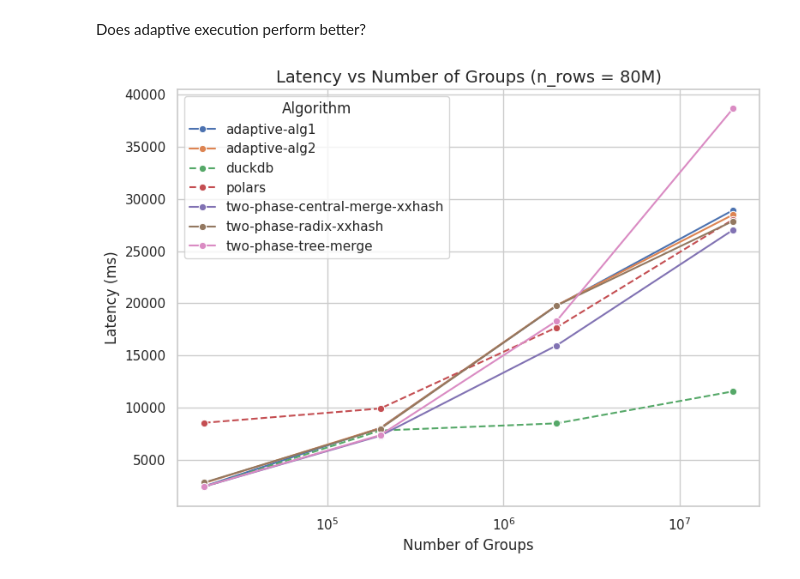
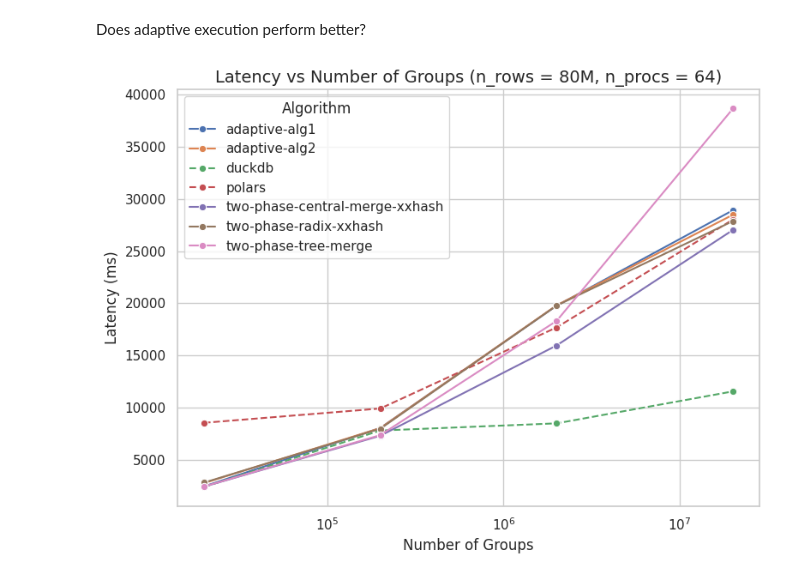
Before and after one commit to haok1402/parallel-groupby, a Jupyter notebook: analyze.ipynb, the cells around one changed output. Saved outputs shown, nothing was run; the diff lists cells and outputs as text; code cells hidden in the pictures.

Commit message:
upload the plotting code

```diff
--- a/analyze.ipynb
+++ b/analyze.ipynb
@@ -177,32 +177,32 @@ df = df.groupby(["algorithm", "n_groups", "np"], as_index=False)["latency"].mean
 dashed_algorithms = {"duckdb", "polars"}
 
 # Create a new column for linestyle based on algorithm
 df["linestyle"] = df["algorithm"].apply(lambda x: "--" if x in dashed_algorithms else "-")
 
 # Set the theme
 sns.set_theme(style="whitegrid")
 plt.figure(figsize=(8, 6))
 
 # Plot manually looping through each algorithm
 for algorithm, group_df in df.groupby("algorithm"):
     linestyle = "--" if algorithm in dashed_algorithms else "-"
     sns.lineplot(
         data=group_df,
         x="n_groups",
         y="latency",
         label=algorithm,
         marker="o",
         linestyle=linestyle
     )
 
 # Set log scale and labels
 plt.xscale("log")
 plt.xlabel("Number of Groups", fontsize=12)
 plt.ylabel("Latency (ms)", fontsize=12)
-plt.title("Latency vs Number of Groups (n_rows = 80M)", fontsize=14)
+plt.title("Latency vs Number of Groups (n_rows = 80M, n_procs = 64)", fontsize=14)
 plt.legend(title="Algorithm", loc="best")
 plt.tight_layout()
 plt.savefig("results/latency_vs_groups.png", dpi=300)
 plt.show()
 # %% [output]
-[figure, old version]
+[figure, new version]
```
Also changed, not shown: parts of 1 cell of this notebook.
